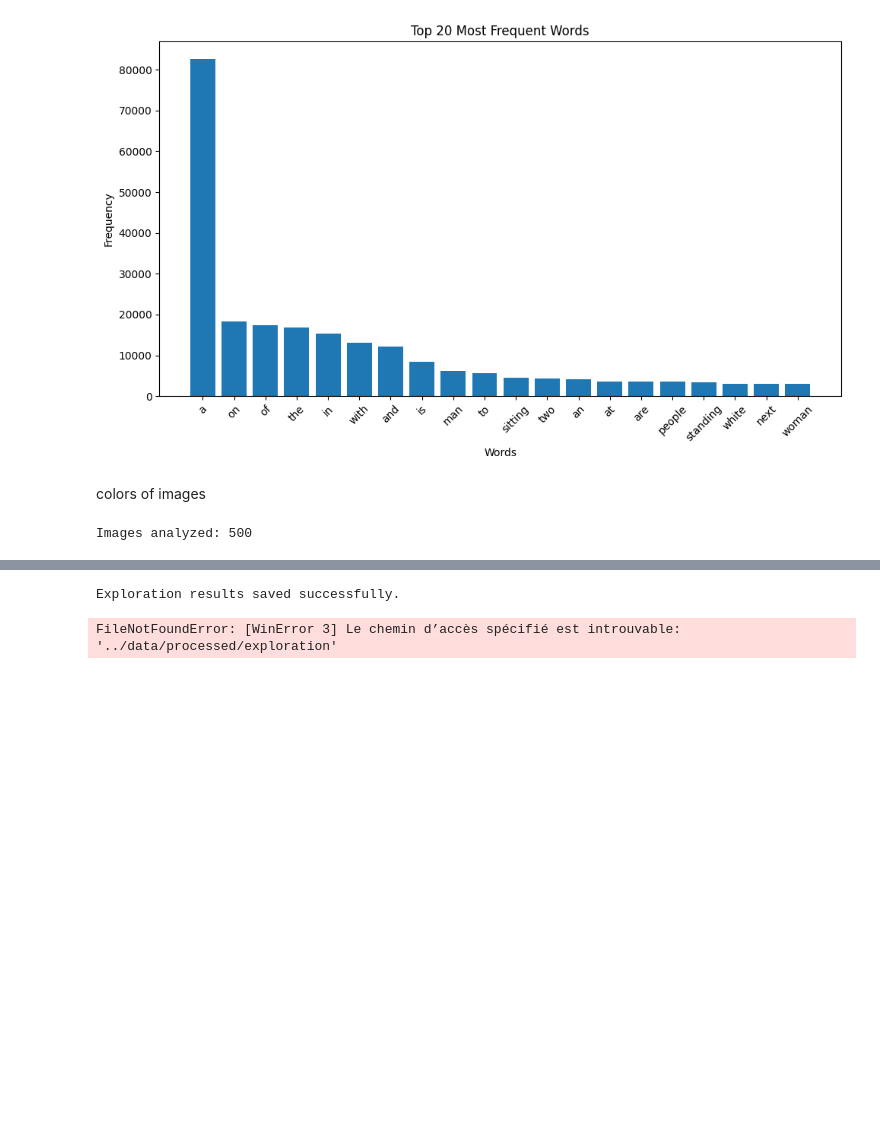
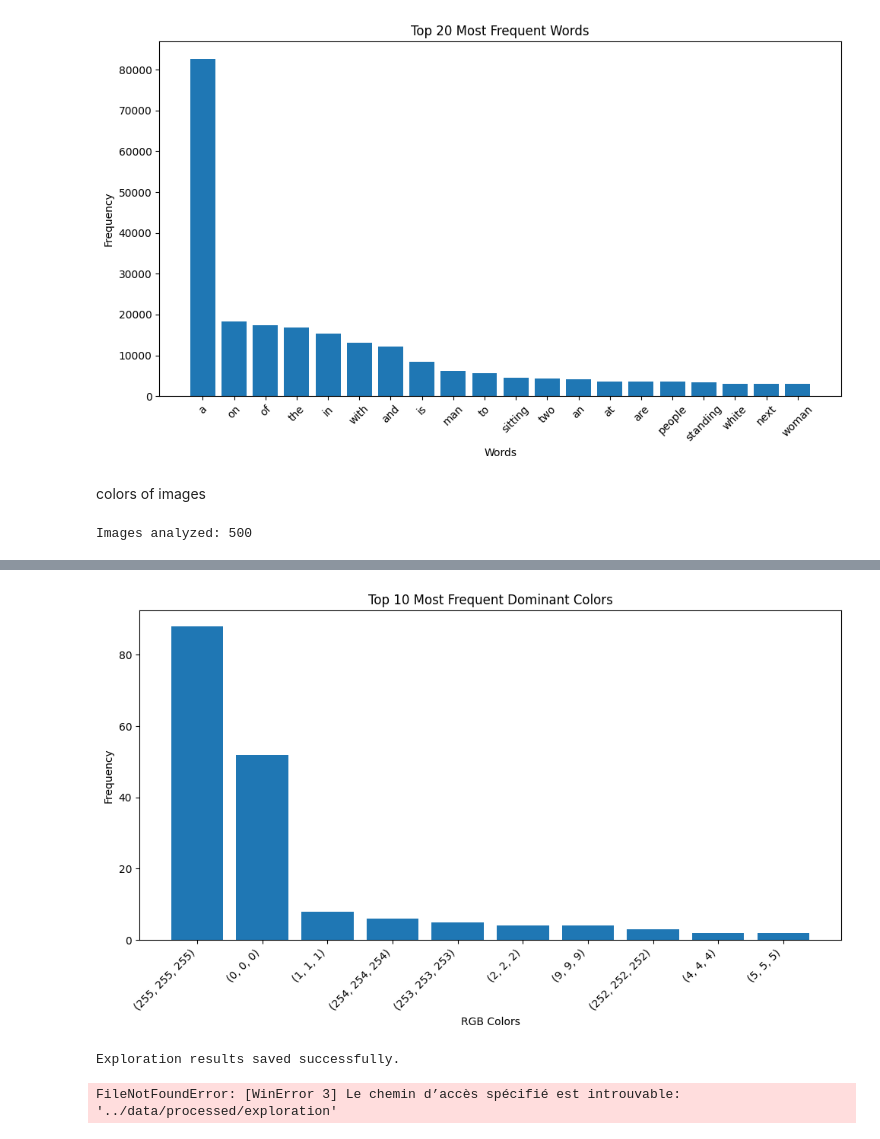
Before and after one commit to Ferielhmn/Image-treatment, a Jupyter notebook: Groupe21/notebook/data_exploration.ipynb, the cells around one changed output, grey strips where cells are left out. Saved outputs shown, nothing was run; the diff lists cells and outputs as text; code cells hidden in the pictures; blank space fills up the shorter version.

```diff
--- a/Groupe21/notebook/data_exploration.ipynb
+++ b/Groupe21/notebook/data_exploration.ipynb
@@ -478,3 +504,21 @@ for iid in tqdm(sample_ids):
 print("Images analyzed:", len(color_values))
 # %% [output]
 Images analyzed: 500
+# %%
+
+from collections import Counter
+import pandas as pd
+
+color_counts = Counter(color_values)
+
+df_colors = pd.DataFrame(
+    [
+        {
+            "RGB Color": str(color),
+            "Frequency": count
+        }
+        for color, count in color_counts.most_common(10)
+    ]
+)
+
+display(df_colors)
@@ -481,3 +537,23 @@ Images analyzed: 500
+# %%
+
+import matplotlib.pyplot as plt
+
+plt.figure(figsize=(10, 6))
+
+plt.bar(
+    df_colors["RGB Color"],
+    df_colors["Frequency"]
+)
+
+plt.title("Top 10 Most Frequent Dominant Colors")
+plt.xlabel("RGB Colors")
+plt.ylabel("Frequency")
+
+plt.xticks(rotation=45, ha="right")
+plt.tight_layout()
+plt.show()
+# %% [output]
+[figure, added]
 # %%
 os.makedirs("data/processed/exploration", exist_ok=True)
 
```
Also changed, not shown: parts of 3 cells of this notebook, 1 other file.
